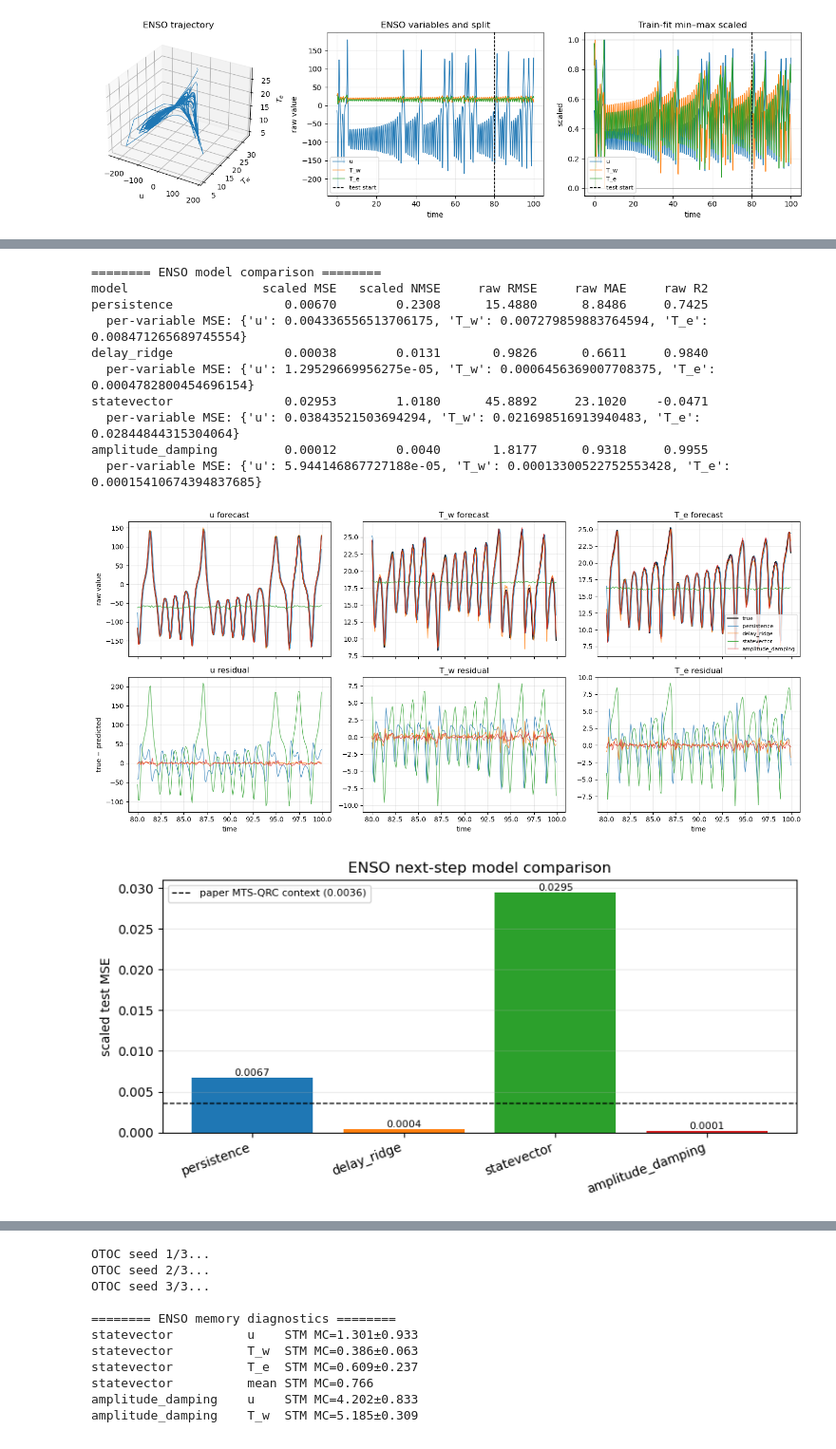
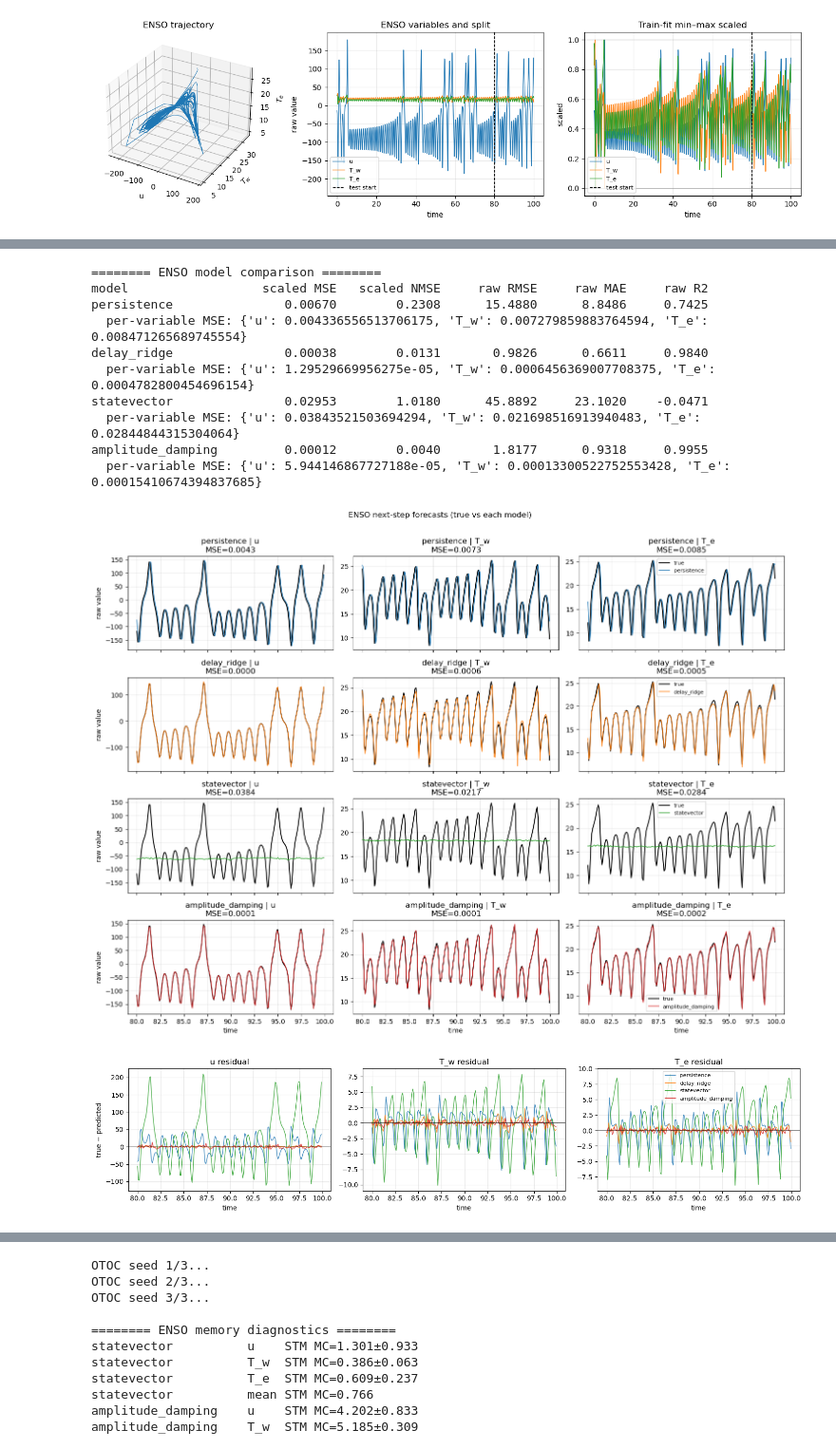
Before and after one commit to Icequake-QRC-Mines/Icequake-QRC-, a Jupyter notebook: Synthetic-Test-Datasets/Multi-Variable/ENSO.ipynb, the cells around one changed output, grey strips where cells are left out. Shown at 95% size. Saved outputs shown, nothing was run; the diff lists cells and outputs as text; code cells hidden in the pictures.

Commit message:
Updated figures in ENSO.ipynb to be more in line with the figures in Lorenz-63.ipynb. This was along the lines of including normalized data plots and the baseline models to model performance plots.

```diff
--- a/Synthetic-Test-Datasets/Multi-Variable/ENSO.ipynb
+++ b/Synthetic-Test-Datasets/Multi-Variable/ENSO.ipynb
@@ -564,66 +564,86 @@ for model_name, record in model_records.items():
     print("  per-variable MSE:", record["mse_per_var"])
 
 # Predictions and residuals in physical units (colors match bar chart).
+# One forecast row per model so persistence / delay_ridge are not hidden under "true".
 MODEL_COLORS = {
     "persistence": "C0",
     "delay_ridge": "C1",
     "statevector": "C2",
     "amplitude_damping": "C3",
 }
-fig, axes = plt.subplots(2, 3, figsize=(15, 7), sharex=True)
 plot_models = ("persistence", "delay_ridge", "statevector", "amplitude_damping")
 test_time = t_enso[n_train:]
+
+fig, axes = plt.subplots(
+    len(plot_models), 3, figsize=(15, 2.8 * len(plot_models)), sharex=True,
+)
+for row, model_name in enumerate(plot_models):
+    pred_raw = scaler.inverse_transform(model_records[model_name]["yhat"])
+    color = MODEL_COLORS[model_name]
+    for col, name in enumerate(names):
+        ax = axes[row, col]
+        ax.plot(test_time, true_test_raw[:, col], color="black", label="true", lw=1.4)
+        ax.plot(
+            test_time, pred_raw[:, col], color=color, label=model_name, lw=1.2, alpha=0.9,
+        )
+        mse_v = model_records[model_name]["mse_per_var"][name]
+        ax.set_title(f"{model_name} | {name}\nMSE={mse_v:.4f}")
+        ax.grid(alpha=0.25)
+        if row == len(plot_models) - 1:
+            ax.set_xlabel("time")
+        if col == 0:
+            ax.set_ylabel("raw value")
+        if col == 2:
+            ax.legend(fontsize=8, loc="best")
+fig.suptitle("ENSO next-step forecasts (true vs each model)", y=1.01)
+fig.tight_layout()
+plt.show()
+
+fig, axes = plt.subplots(1, 3, figsize=(15, 3.5), sharex=True)
 for col, name in enumerate(names):
-    axes[0, col].plot(test_time, true_test_raw[:, col], color="black", label="true", lw=1.5)
     for model_name in plot_models:
         pred_raw = scaler.inverse_transform(model_records[model_name]["yhat"])
-        color = MODEL_COLORS[model_name]
-        axes[0, col].plot(
-            test_time, pred_raw[:, col], label=model_name, lw=1, alpha=0.8, color=color,
+        axes[col].plot(
+            test_time, true_test_raw[:, col] - pred_raw[:, col],
+            label=model_name, lw=1.0, alpha=0.85, color=MODEL_COLORS[model_name],
         )
-        axes[1, col].plot(
-            test_time, true_test_raw[:, col] - pred_raw[:, col],
-            label=model_name, lw=0.9, alpha=0.8, color=color,
-        )
-    axes[0, col].set_title(f"{name} forecast")
-    axes[1, col].set_title(f"{name} residual")
-    axes[1, col].set_xlabel("time")
-    for row in range(2):
-        axes[row, col].grid(alpha=0.25)
-axes[0, 0].set_ylabel("raw value")
-axes[1, 0].set_ylabel("true − predicted")
-axes[0, 2].legend(fontsize=8, loc="best")
+    axes[col].axhline(0, color="k", lw=0.6)
+    axes[col].set_title(f"{name} residual")
+    axes[col].set_xlabel("time")
+    axes[col].grid(alpha=0.25)
+axes[0].set_ylabel("true − predicted")
+axes[2].legend(fontsize=8, loc="best")
 fig.tight_layout()
 plt.show()
 
 fig, ax = plt.subplots(figsize=(8, 4))
 labels = list(model_records)
 vals = [model_records[label]["mse"] for label in labels]
 colors = [MODEL_COLORS.get(label, f"C{i}") for i, label in enumerate(labels)]
 bars = ax.bar(range(len(labels)), vals, color=colors)
 ax.set_xticks(range(len(labels)))
 ax.set_xticklabels(labels, rotation=20, ha="right")
 for bar, val in zip(bars, vals):
     ax.text(
         bar.get_x() + bar.get_width() / 2, val, f"{val:.4f}",
         ha="center", va="bottom", fontsize=8,
     )
 ax.axhline(0.0036, color="black", ls="--", lw=1, label="paper MTS-QRC context (0.0036)")
 ax.set(ylabel="scaled test MSE", title="ENSO next-step model comparison")
 ax.legend(fontsize=8)
 ax.grid(axis="y", alpha=0.25)
 fig.tight_layout()
 plt.show()
 # %% [output]
 ======== ENSO model comparison ========
 model                  scaled MSE   scaled NMSE     raw RMSE     raw MAE     raw R2
 persistence               0.00670        0.2308      15.4880      8.8486     0.7425
   per-variable MSE: {'u': 0.004336556513706175, 'T_w': 0.007279859883764594, 'T_e': 0.008471265689745554}
 delay_ridge               0.00038        0.0131       0.9826      0.6611     0.9840
   per-variable MSE: {'u': 1.29529669956275e-05, 'T_w': 0.0006456369007708375, 'T_e': 0.0004782800454696154}
 statevector               0.02953        1.0180      45.8892     23.1020    -0.0471
   per-variable MSE: {'u': 0.03843521503694294, 'T_w': 0.021698516913940483, 'T_e': 0.02844844315304064}
 amplitude_damping         0.00012        0.0040       1.8177      0.9318     0.9955
   per-variable MSE: {'u': 5.944146867727188e-05, 'T_w': 0.00013300522752553428, 'T_e': 0.00015410674394837685}
-[figure, old version]
+[figure, new version]
-[figure, old version]
+[figure, new version]
```
Also changed, not shown: parts of 2 cells of this notebook.
